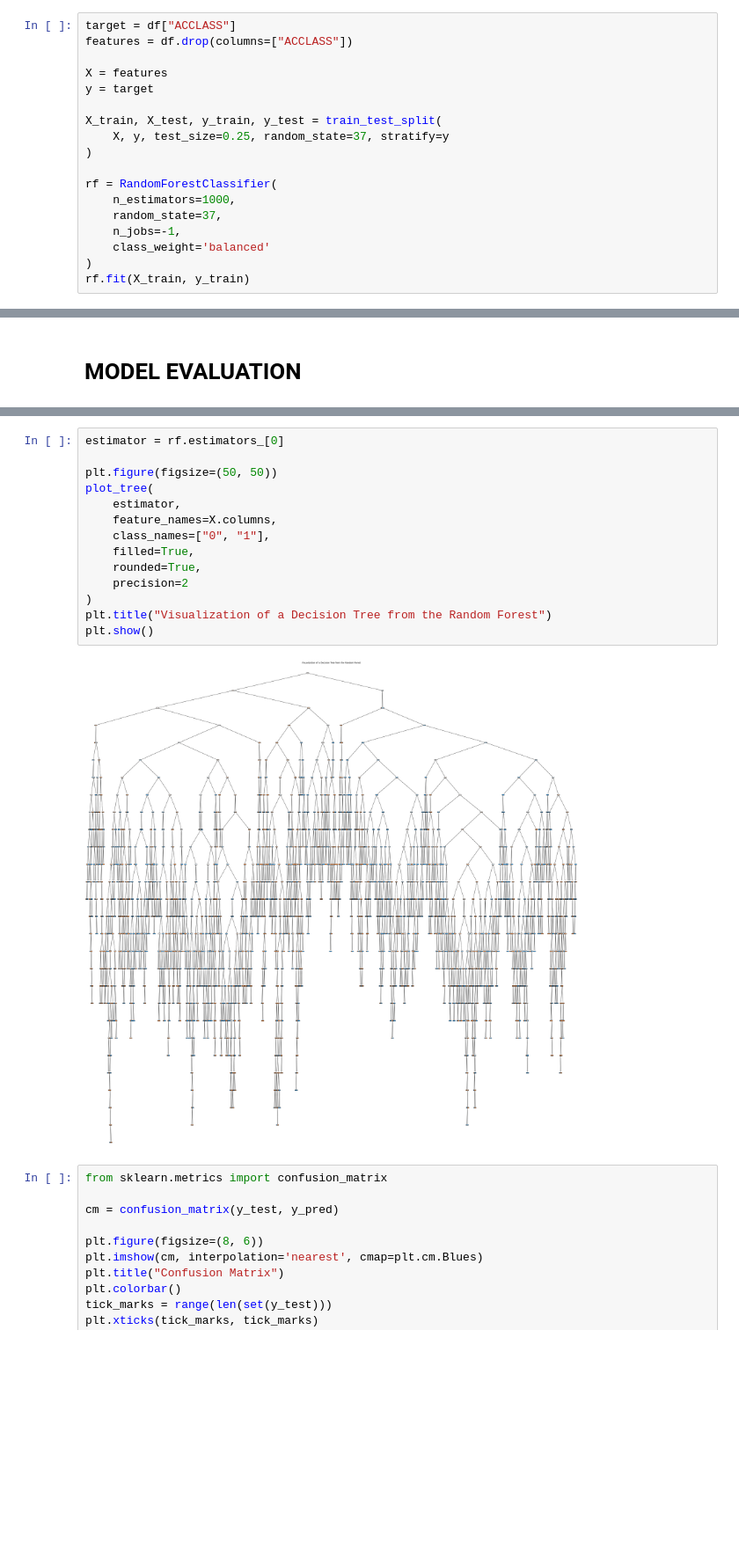
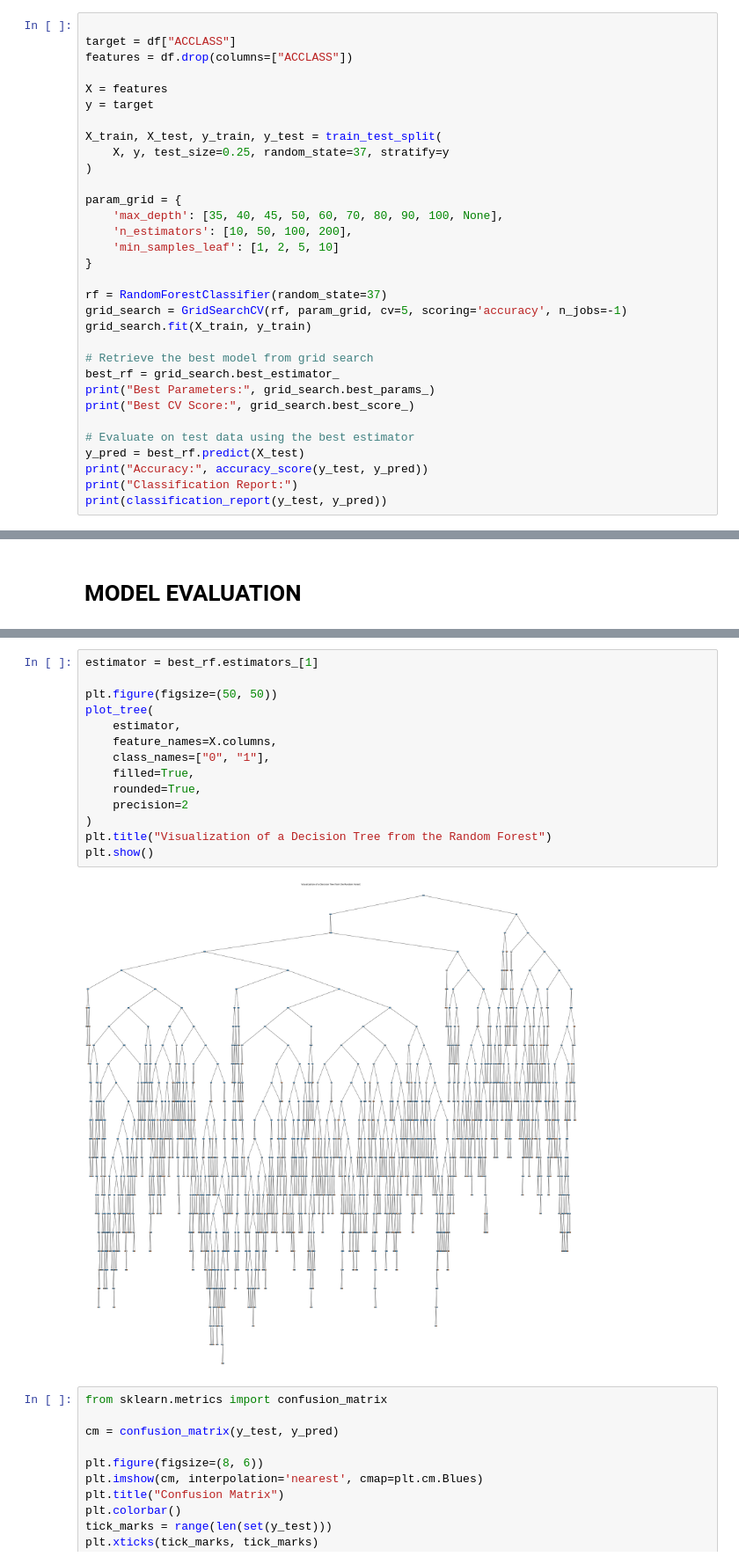
Before and after one commit to jdacenca/toronto-accident-prediction, a Jupyter notebook: Random_Forest/sample.ipynb, the cells around one changed output, grey strips where cells are left out. Shown at 88% size. Drawn from its saved outputs; the diff is of its cells as text; blank space fills up the shorter version.

```diff
--- a/Random_Forest/sample.ipynb
+++ b/Random_Forest/sample.ipynb
@@ -90,6 +91,7 @@ pd.DataFrame(df)
 # %% [markdown]
 # RANDOM FOREST MODEL
 # %%
+
 target = df["ACCLASS"]
 features = df.drop(columns=["ACCLASS"])
 
@@ -100,11 +102,24 @@ X_train, X_test, y_train, y_test = train_test_split(
     X, y, test_size=0.25, random_state=37, stratify=y
 )
 
-rf = RandomForestClassifier(
-    n_estimators=1000,
-    random_state=37,
-    n_jobs=-1,
-    class_weight='balanced'
-)
-rf.fit(X_train, y_train)
+param_grid = {
+    'max_depth': [35, 40, 45, 50, 60, 70, 80, 90, 100, None],
+    'n_estimators': [10, 50, 100, 200],
+    'min_samples_leaf': [1, 2, 5, 10]
+}
+
+rf = RandomForestClassifier(random_state=37)
+grid_search = GridSearchCV(rf, param_grid, cv=5, scoring='accuracy', n_jobs=-1)
+grid_search.fit(X_train, y_train)
+
+# Retrieve the best model from grid search
+best_rf = grid_search.best_estimator_
+print("Best Parameters:", grid_search.best_params_)
+print("Best CV Score:", grid_search.best_score_)
+
+# Evaluate on test data using the best estimator
+y_pred = best_rf.predict(X_test)
+print("Accuracy:", accuracy_score(y_test, y_pred))
+print("Classification Report:")
+print(classification_report(y_test, y_pred))
 # %% [output]
@@ -134,19 +159,19 @@ Accuracy Score:
 # %%
-estimator = rf.estimators_[0]
+estimator = best_rf.estimators_[1]
 
 plt.figure(figsize=(50, 50))
 plot_tree(
     estimator,
     feature_names=X.columns,
     class_names=["0", "1"],
     filled=True,
     rounded=True,
     precision=2
 )
 plt.title("Visualization of a Decision Tree from the Random Forest")
 plt.show()
 # %% [output]
-[figure, old version]
+[figure, new version]
 # %%
 from sklearn.metrics import confusion_matrix
 
```
Also changed, not shown: parts of 3 cells of this notebook.
